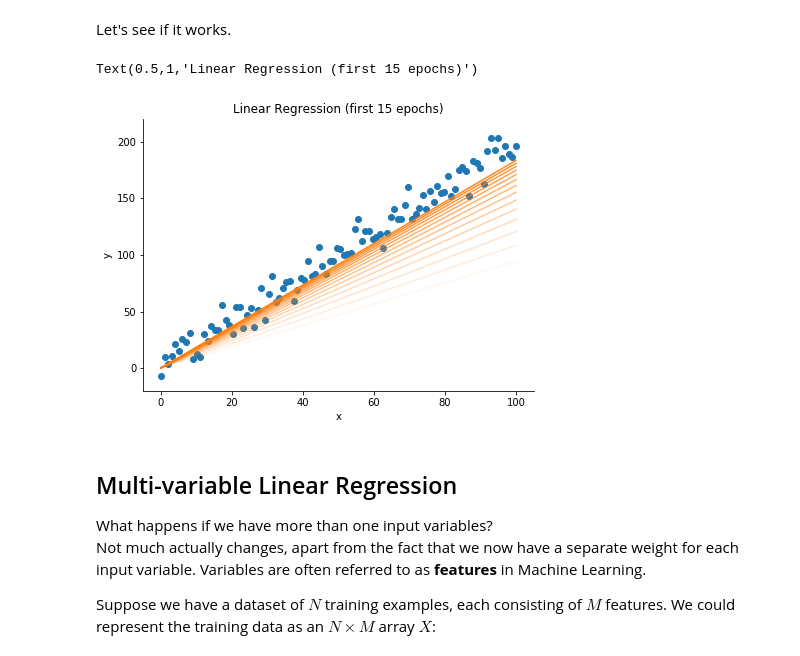
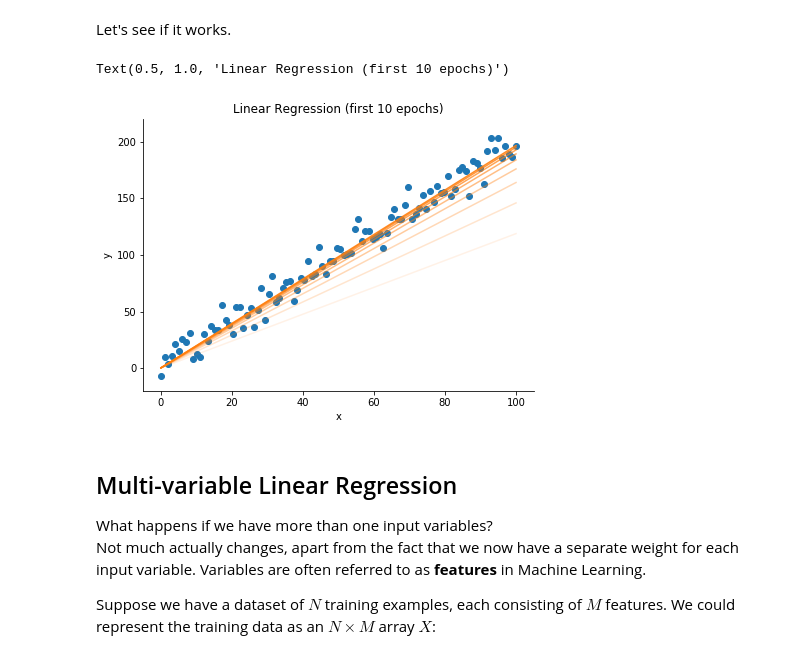
Before and after one commit to djib2011/python_ml_tutorial, a Jupyter notebook: notebooks/19_intro_to_machine_leaning.ipynb, the cells around one changed output. Cells and saved outputs as stored; diff of their text form; code cells hidden in the pictures.

```diff
--- a/notebooks/19_intro_to_machine_leaning.ipynb
+++ b/notebooks/19_intro_to_machine_leaning.ipynb
@@ -372,11 +372,11 @@ def compute_derivatives(x, y):
     the cost function with respect to the weights (w) and the biases (b).
     """
     y_hat = predict(x)
-    dw = - (2 / sum(x)) * sum(x * (y - y_hat))
-    db = - (2 / sum(x)) * sum(y - y_hat)
+    dw = - (2 / len(x)) * sum(x * (y - y_hat))
+    db = - (2 / len(x)) * sum(y - y_hat)
     return dw, db
 
-def update(x, y, lr=0.001):
+def update(x, y, lr=0.00005):
     """
     Generates a prediction for x, computes the partial derivatives of the
     cost function and uses them to update the values of the weights (w)
@@ -464,7 +464,7 @@ Now, we can finally put it all together and create a Linear Regression class.
 
 class LinearRegression:
 
-    def __init__(self, epochs=100, learning_rate=0.001, random_seed=13):
+    def __init__(self, epochs=100, learning_rate=0.00005, random_seed=13):
         """
         This class creates a Linear Regression model and attempts
         to fit it to the given data through gradient descent.
@@ -505,8 +505,8 @@ class LinearRegression:
         Method that runs one iteration of gradient descent and updates the class' weights and biases
         """
         y_hat = self.predict(x)
-        dw = - (2 / sum(x)) * sum(x * (y - y_hat))
-        db = - (2 / sum(x)) * sum(y - y_hat)
+        dw = - (2 / len(x)) * sum(x * (y - y_hat))
+        db = - (2 / len(x)) * sum(y - y_hat)
         self.w -= (self.lr * dw)
         self.b -= (self.lr * db)
 
@@ -524,41 +524,41 @@ Let's see if it works.
 #                                                  CODE:
 #                              --------------------------------------------
 
-model = LinearRegression(epochs=15)
+model = LinearRegression(epochs=10)
 model.fit(x, y)
 
 #                                                PLOTTING:
 #                              --------------------------------------------
 
 # Create figure
 fig = plt.figure(figsize=(7, 5))
 ax = plt.subplot(111)
 
 # Scatter data points
 ax.scatter(x, y, c='#1f77b4', label='data points')
 
 # Draw the predictions for the first four epochs
 predictions = [model.w_history[i] * x + model.b_history[i] for i in range(len(model.w_history))]
 
 for i in range(len(model.w_history)):
     ax.plot(x, predictions[i], c='#ff7f0e', alpha=i/len(predictions))
 
 # Aesthetic parameters
 ax.set_xlabel('x')
 ax.set_ylabel('y')
 
 ax.set_ylim([-20, 220])
 
 ax.spines['right'].set_visible(False)
 ax.spines['top'].set_visible(False)
 
 ax.yaxis.set_ticks_position('left')
 ax.xaxis.set_ticks_position('bottom')
 
 ax.set_title('Linear Regression (first {} epochs)'.format(model.epochs))
 # %% [output]
-Text(0.5,1,'Linear Regression (first 15 epochs)')
+Text(0.5, 1.0, 'Linear Regression (first 10 epochs)')
-[figure, old version]
+[figure, new version]
 # %% [markdown]
 ## Multi-variable Linear Regression
 
```
Also changed, not shown: parts of 8 cells of this notebook.
